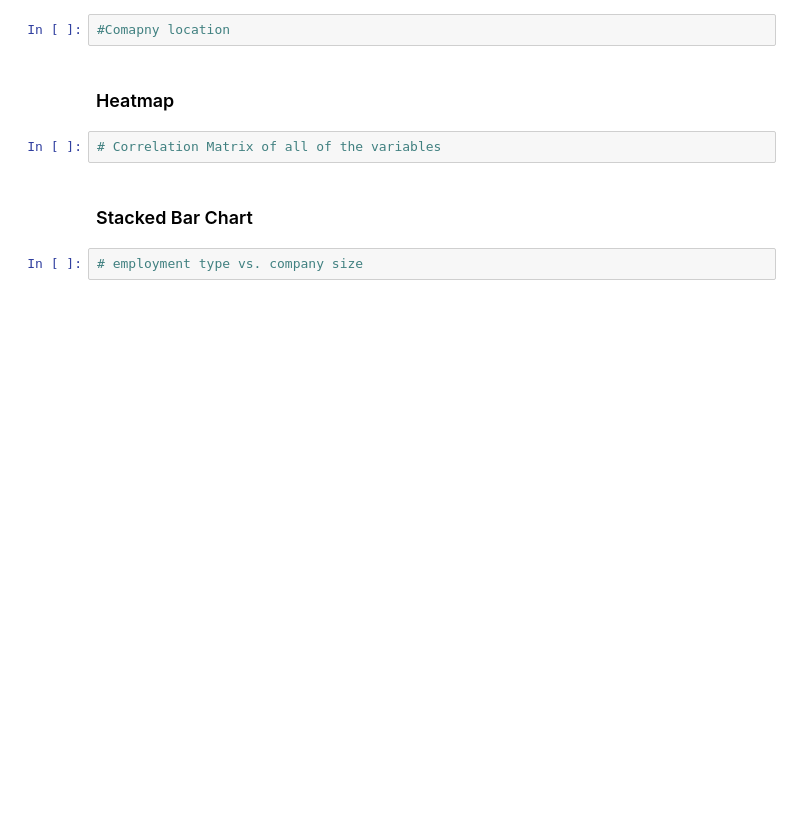
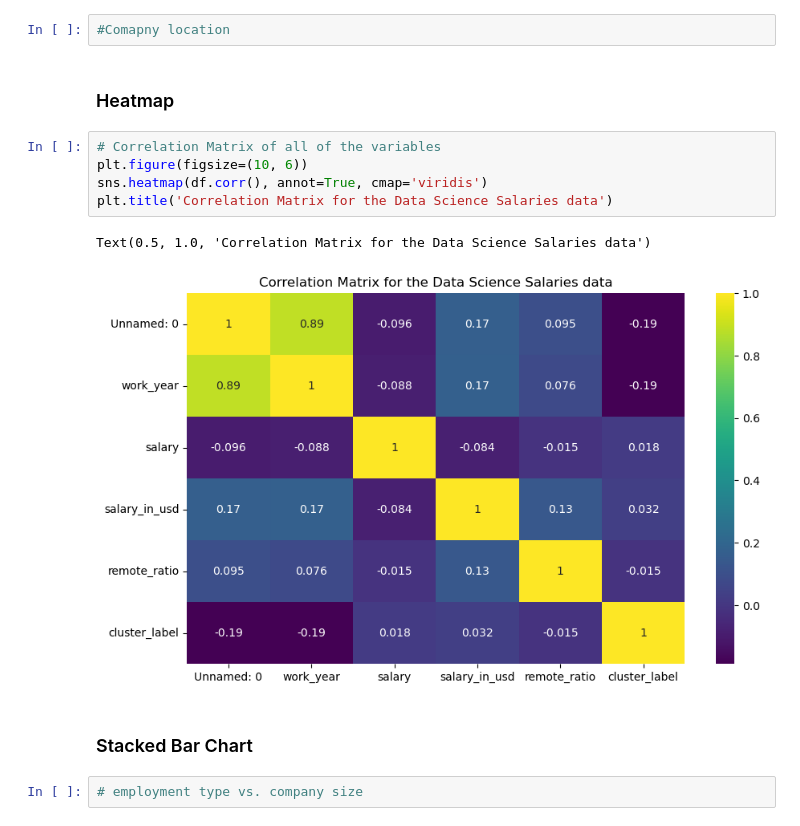
Before and after one commit to KimKarydas/Data-Science-Job-Salaries, a Jupyter notebook: Data_Science_Salaries.ipynb, the cells around one changed output. Saved outputs shown, nothing was run; the diff lists cells and outputs as text; blank space fills up the shorter version.

```diff
--- a/Data_Science_Salaries.ipynb
+++ b/Data_Science_Salaries.ipynb
@@ -488,8 +497,14 @@ plt.xticks(rotation=60)
 #Comapny location
 # %% [markdown]
 ### Heatmap
-# %%
-# Correlation Matrix of all of the variables
+# %%
+# Correlation Matrix of all of the variables
+plt.figure(figsize=(10, 6))
+sns.heatmap(df.corr(), annot=True, cmap='viridis')
+plt.title('Correlation Matrix for the Data Science Salaries data')
+# %% [output]
+Text(0.5, 1.0, 'Correlation Matrix for the Data Science Salaries data')
+[figure, added]
 # %% [markdown]
 ### Stacked Bar Chart
 # %%
```
Also changed, not shown: parts of 7 cells of this notebook.
